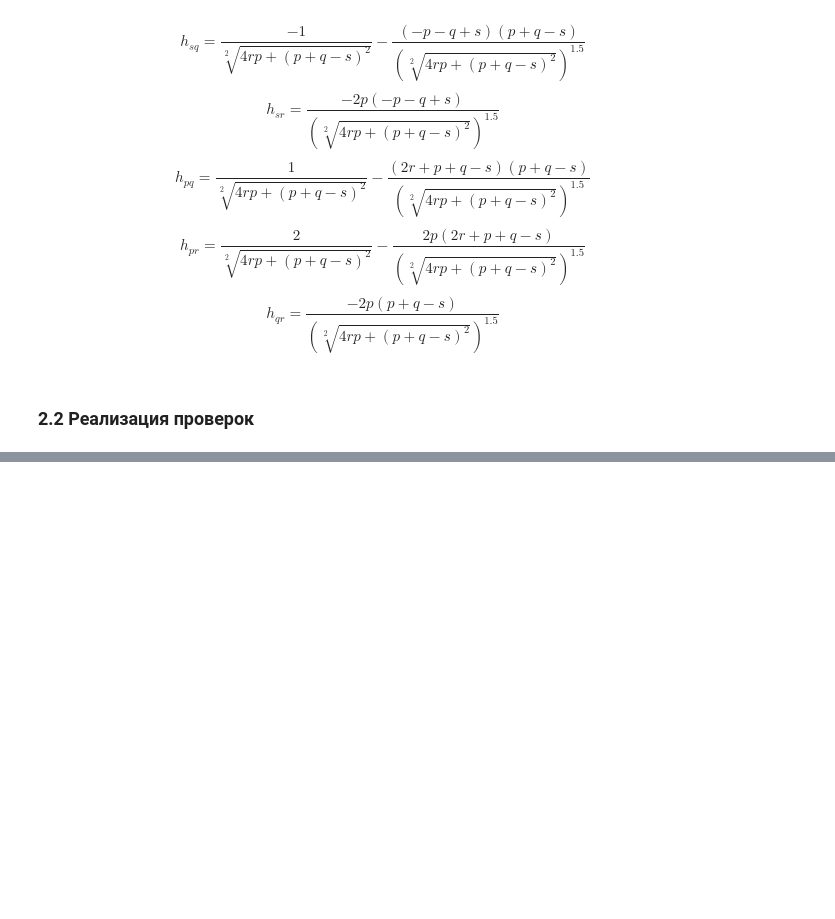
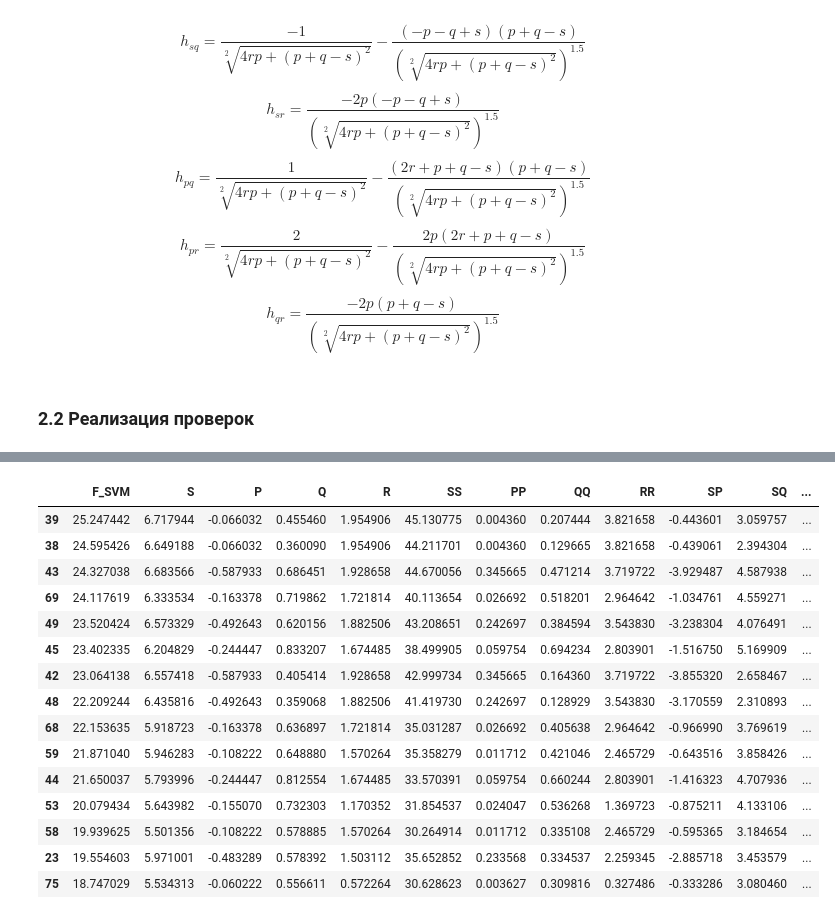
Before and after one commit to Breketov/MMPO, a Jupyter notebook: Project.ipynb, the cells around one changed output, grey strips where cells are left out. Cells and saved outputs as stored; diff of their text form; code cells hidden in the pictures; blank space fills up the shorter version.

```diff
--- a/Project.ipynb
+++ b/Project.ipynb
@@ -745,11 +750,11 @@ def middle_SPQR():
    return data_middle_SPQR
 data_SPQR = middle_SPQR()
 # %%
-# Считаем значения восстановленного фитнеса
+# Считаем значения восстановленного фитнеса SVM
 from numpy import dot
 import pandas as pd
 
-def fitness_restored():
+def fitness_restored_SVM():
     M1 = data_macro['M1'].tolist()
     M2 = data_macro['M2'].tolist()
     M3 = data_macro['M3'].tolist()
@@ -780,11 +785,11 @@ def fitness_restored():
         pq = (machine_SVM[0]*M1[i] + machine_SVM[2]*M3[i] + machine_SVM[3]*M4[i])*(machine_SVM[1]*M2[i])
         pr = (machine_SVM[0]*M1[i] + machine_SVM[2]*M3[i] + machine_SVM[3]*M4[i])*(machine_SVM[4]*M5[i] + machine_SVM[6]*M7[i] + machine_SVM[7]*M8[i])
         qr = (machine_SVM[1]*M2[i])*(machine_SVM[4]*M5[i] + machine_SVM[6]*M7[i] + machine_SVM[7]*M8[i])
-        row = {'J': j, 'S': s, 'P': p, 'Q': q, 'R': r, 'SS': ss, 'PP': pp, 'QQ': qq,
+        row = {'F_SVM': j, 'S': s, 'P': p, 'Q': q, 'R': r, 'SS': ss, 'PP': pp, 'QQ': qq,
                'RR': rr, 'SP': sp, 'SQ': sq, 'SR': sr, 'PQ': pq, 'PR': pr, 'QR': qr}
         restored_fit = restored_fit.append(row, ignore_index=True)
     restored_fit.to_csv('data_dot.csv', index=False)
-    restored_fit = restored_fit.sort_values(by='J', ascending=False)
+    restored_fit = restored_fit.sort_values(by='F_SVM', ascending=False)
     #restored_fit = restored_fit.reset_index(drop=True)
     return restored_fit
-restored_fit = fitness_restored()
+restored_fit_SVM = fitness_restored_SVM()
@@ -1132,0 +1273,19 @@ restored_fit[:20]
+# %%
+restored_fit_SVM[:15]
+# %% [output]
+|  | F_SVM | S | P | Q | R | SS | PP | QQ | RR | SP | SQ | ... |
+| 39 | 25.247442 | 6.717944 | -0.066032 | 0.455460 | 1.954906 | 45.130775 | 0.004360 | 0.207444 | 3.821658 | -0.443601 | 3.059757 | ... |
+| 38 | 24.595426 | 6.649188 | -0.066032 | 0.360090 | 1.954906 | 44.211701 | 0.004360 | 0.129665 | 3.821658 | -0.439061 | 2.394304 | ... |
+| 43 | 24.327038 | 6.683566 | -0.587933 | 0.686451 | 1.928658 | 44.670056 | 0.345665 | 0.471214 | 3.719722 | -3.929487 | 4.587938 | ... |
+| 69 | 24.117619 | 6.333534 | -0.163378 | 0.719862 | 1.721814 | 40.113654 | 0.026692 | 0.518201 | 2.964642 | -1.034761 | 4.559271 | ... |
+| 49 | 23.520424 | 6.573329 | -0.492643 | 0.620156 | 1.882506 | 43.208651 | 0.242697 | 0.384594 | 3.543830 | -3.238304 | 4.076491 | ... |
+| 45 | 23.402335 | 6.204829 | -0.244447 | 0.833207 | 1.674485 | 38.499905 | 0.059754 | 0.694234 | 2.803901 | -1.516750 | 5.169909 | ... |
+| 42 | 23.064138 | 6.557418 | -0.587933 | 0.405414 | 1.928658 | 42.999734 | 0.345665 | 0.164360 | 3.719722 | -3.855320 | 2.658467 | ... |
+| 48 | 22.209244 | 6.435816 | -0.492643 | 0.359068 | 1.882506 | 41.419730 | 0.242697 | 0.128929 | 3.543830 | -3.170559 | 2.310893 | ... |
+| 68 | 22.153635 | 5.918723 | -0.163378 | 0.636897 | 1.721814 | 35.031287 | 0.026692 | 0.405638 | 2.964642 | -0.966990 | 3.769619 | ... |
+| 59 | 21.871040 | 5.946283 | -0.108222 | 0.648880 | 1.570264 | 35.358279 | 0.011712 | 0.421046 | 2.465729 | -0.643516 | 3.858426 | ... |
+| 44 | 21.650037 | 5.793996 | -0.244447 | 0.812554 | 1.674485 | 33.570391 | 0.059754 | 0.660244 | 2.803901 | -1.416323 | 4.707936 | ... |
+| 53 | 20.079434 | 5.643982 | -0.155070 | 0.732303 | 1.170352 | 31.854537 | 0.024047 | 0.536268 | 1.369723 | -0.875211 | 4.133106 | ... |
+| 58 | 19.939625 | 5.501356 | -0.108222 | 0.578885 | 1.570264 | 30.264914 | 0.011712 | 0.335108 | 2.465729 | -0.595365 | 3.184654 | ... |
+| 23 | 19.554603 | 5.971001 | -0.483289 | 0.578392 | 1.503112 | 35.652852 | 0.233568 | 0.334537 | 2.259345 | -2.885718 | 3.453579 | ... |
+| 75 | 18.747029 | 5.534313 | -0.060222 | 0.556611 | 0.572264 | 30.628623 | 0.003627 | 0.309816 | 0.327486 | -0.333286 | 3.080460 | ... |
```
Also changed, not shown: parts of 20 cells of this notebook, 9 other files.
